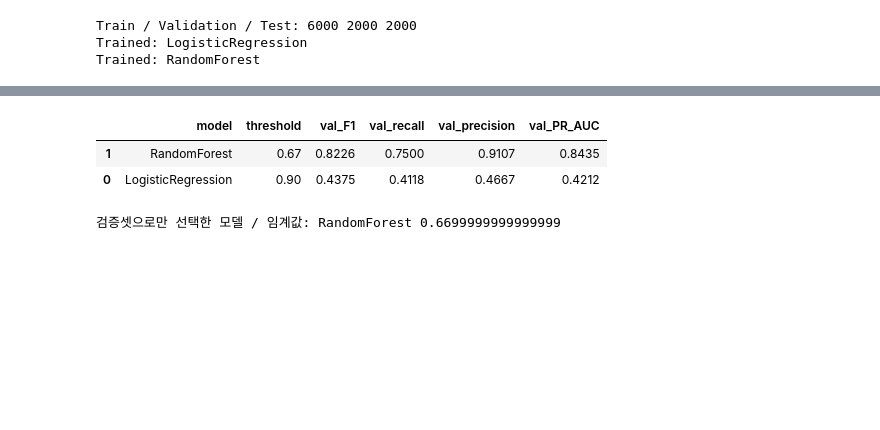
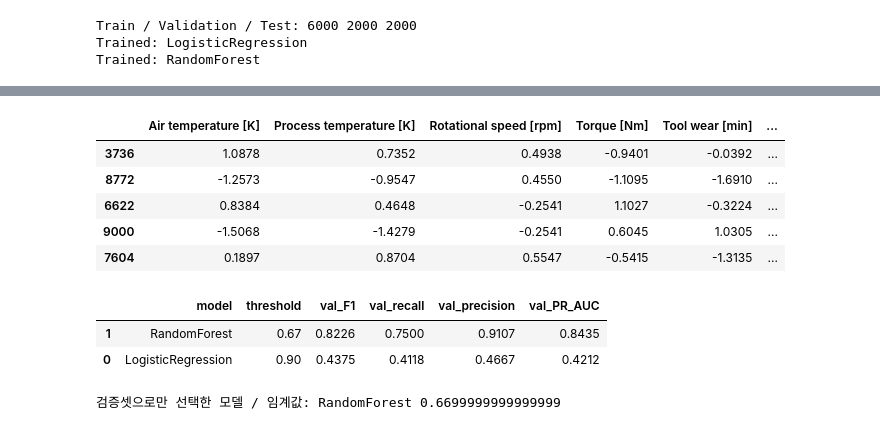
Before and after one commit to JSJeong-me/LG-Capstone-2026, a Jupyter notebook: LG_AI4I_2020_8Modules_SmartFactory_Lab.ipynb, the cells around one changed output, grey strips where cells are left out. Drawn from its saved outputs; the diff is of its cells as text; code cells hidden in the pictures; blank space fills up the shorter version.

```diff
--- a/LG_AI4I_2020_8Modules_SmartFactory_Lab.ipynb
+++ b/LG_AI4I_2020_8Modules_SmartFactory_Lab.ipynb
@@ -414,3 +457,21 @@ Trained: RandomForest
+# %%
+# 1. prep(ColumnTransformer)을 사용해 X_train의 상위 5행 전처리 변환
+prep_sample = prep.transform(X_train.head(5))
+
+# 2. 원핫인코딩 카테고리명을 포함한 전체 피처 이름 가져오기
+cat_features = list(prep.named_transformers_['category'].get_feature_names_out(['Type']))
+feature_names = num_features + cat_features
+
+# 3. 데이터프레임으로 변환하여 가독성 있게 출력
+prep_df = pd.DataFrame(prep_sample, columns=feature_names, index=X_train.head(5).index)
+display(prep_df.round(4))
+# %% [output]
+|  | Air temperature [K] | Process temperature [K] | Rotational speed [rpm] | Torque [Nm] | Tool wear [min] | ... |
+| 3736 | 1.0878 | 0.7352 | 0.4938 | -0.9401 | -0.0392 | ... |
+| 8772 | -1.2573 | -0.9547 | 0.4550 | -1.1095 | -1.6910 | ... |
+| 6622 | 0.8384 | 0.4648 | -0.2541 | 1.1027 | -0.3224 | ... |
+| 9000 | -1.5068 | -1.4279 | -0.2541 | 0.6045 | 1.0305 | ... |
+| 7604 | 0.1897 | 0.8704 | 0.5547 | -0.5415 | -1.3135 | ... |
 # %%
 # 검증셋에서만 임계값 최적화; 테스트셋은 선택 이후 1회 사용
 threshold_grid=np.linspace(.05,.95,91)
```
Also changed, not shown: parts of 7 cells of this notebook.
